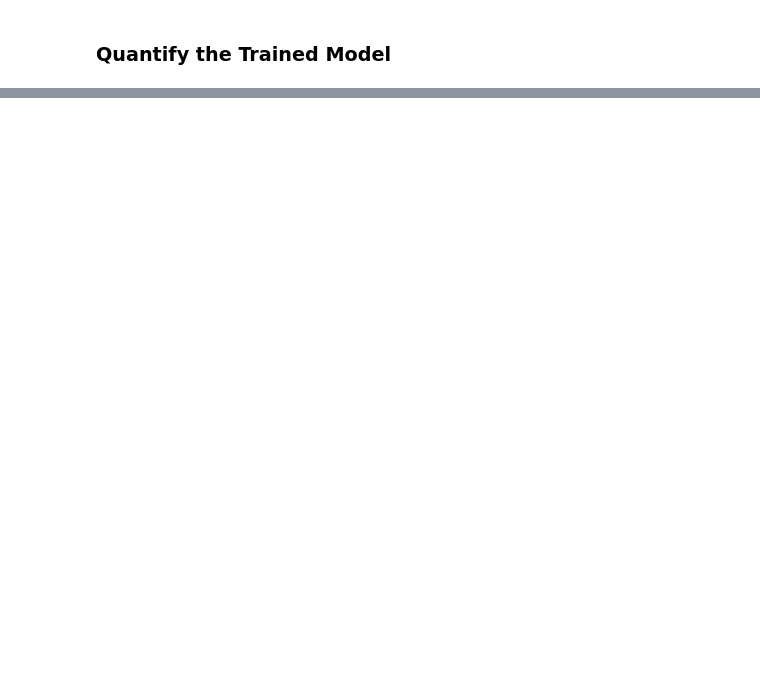
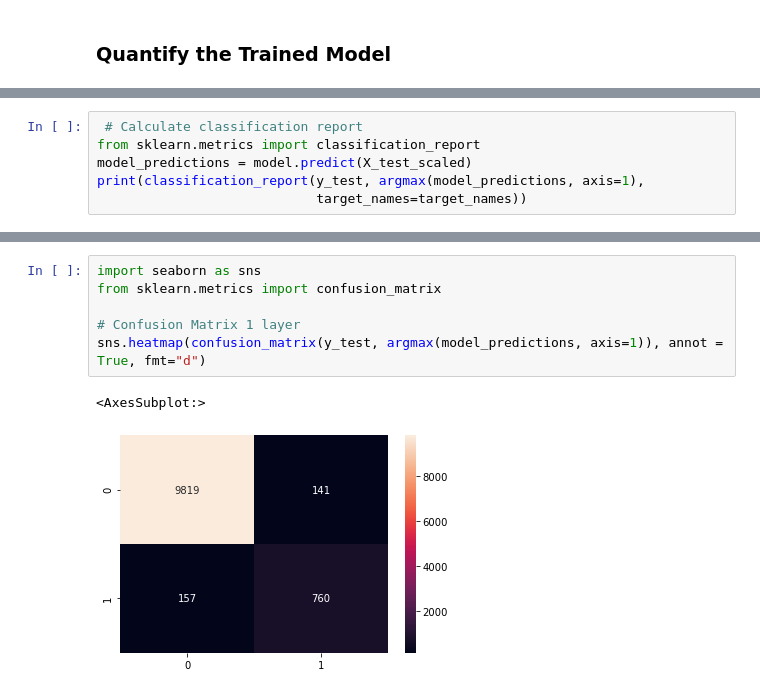
Before and after one commit to gjumaan/ml-project, a Jupyter notebook: Neural_Networks_Feipeng.ipynb, the cells around one changed output, grey strips where cells are left out. Saved outputs shown, nothing was run; the diff lists cells and outputs as text; blank space fills up the shorter version.

```diff
--- a/Neural_Networks_Feipeng.ipynb
+++ b/Neural_Networks_Feipeng.ipynb
@@ -280,0 +283,6 @@ plt.show()
+# %%
+ # Calculate classification report
+from sklearn.metrics import classification_report
+model_predictions = model.predict(X_test_scaled)
+print(classification_report(y_test, argmax(model_predictions, axis=1),
+                            target_names=target_names))
@@ -280,0 +298,9 @@ plt.show()
+# %%
+import seaborn as sns
+from sklearn.metrics import confusion_matrix
+
+# Confusion Matrix 1 layer
+sns.heatmap(confusion_matrix(y_test, argmax(model_predictions, axis=1)), annot = True, fmt="d")
+# %% [output]
+<AxesSubplot:>
+[figure, added]
```
Also changed, not shown: parts of 17 cells of this notebook, 2 other files.
